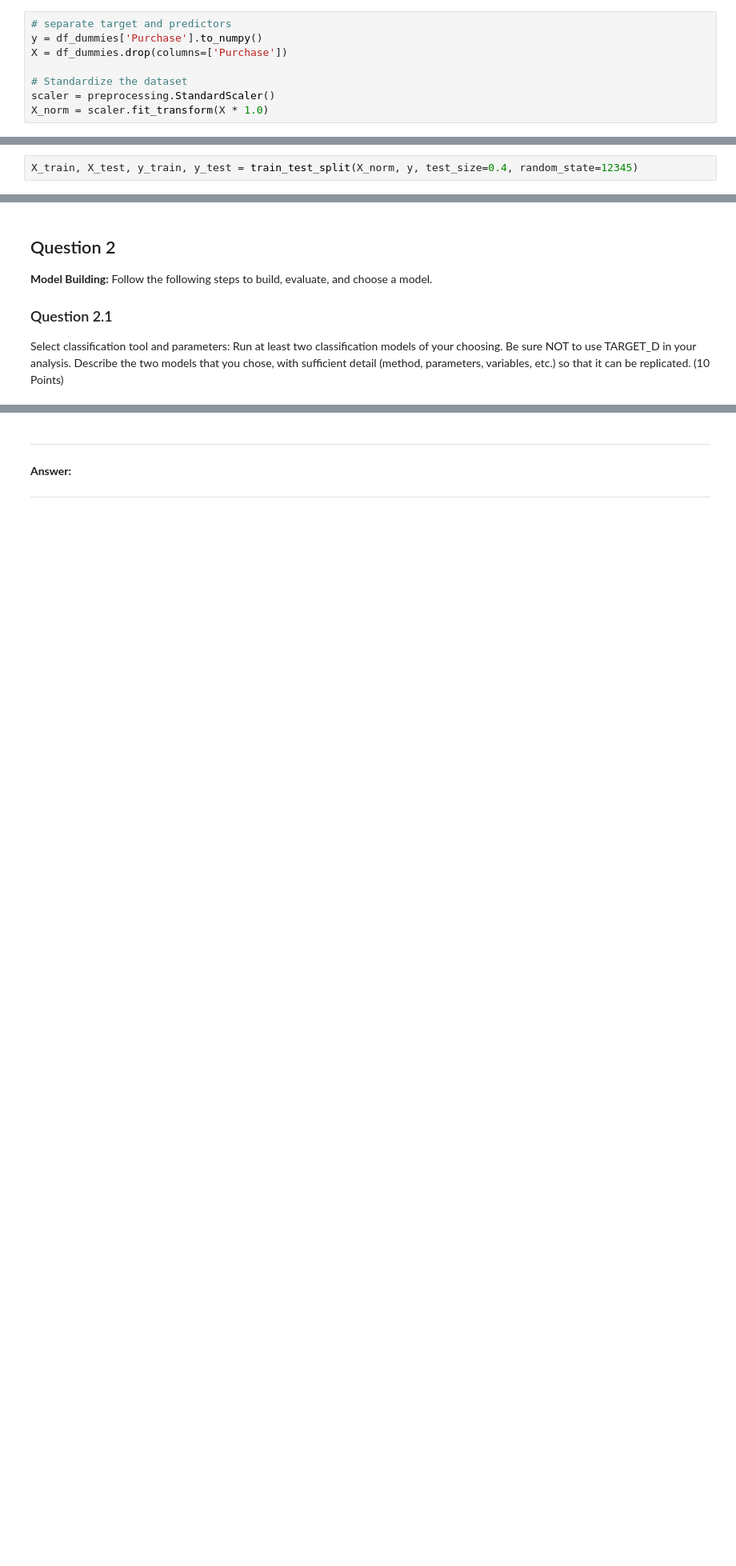
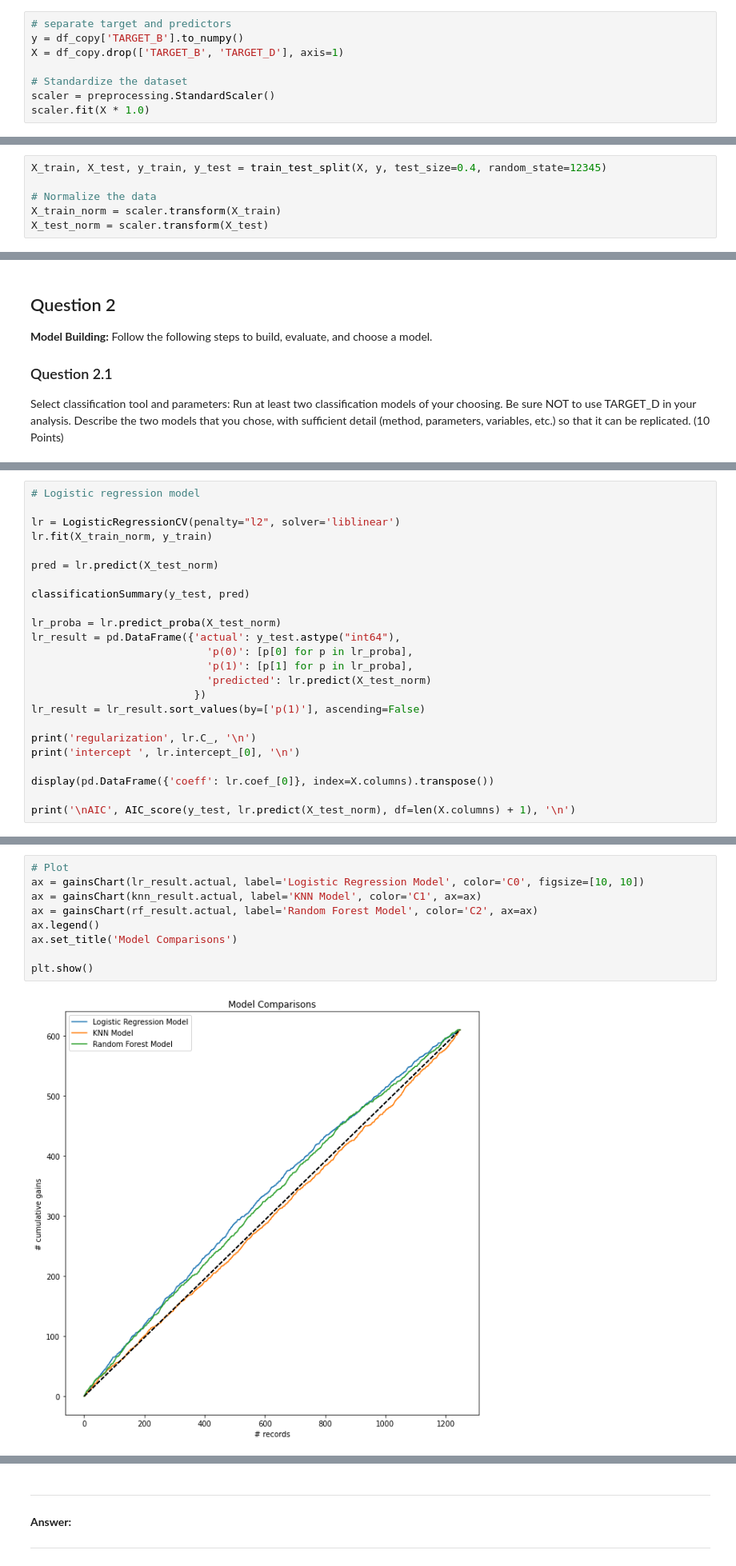
Before and after one commit to zachfreitas/ADS_505_Applied_Data_Sci_for_Business-, a Jupyter notebook: Module_4/Assignment_4/Assignment_4.ipynb, the cells around one changed output, grey strips where cells are left out. Shown: that part at 80% size. Cells and saved outputs as stored; diff of their text form; blank space fills up the shorter version.

```diff
--- a/Module_4/Assignment_4/Assignment_4.ipynb
+++ b/Module_4/Assignment_4/Assignment_4.ipynb
@@ -105,8 +71,8 @@ df_copy.describe().T
 # %%
 # separate target and predictors
-y = df_dummies['Purchase'].to_numpy()
-X = df_dummies.drop(columns=['Purchase'])
+y = df_copy['TARGET_B'].to_numpy()
+X = df_copy.drop(['TARGET_B', 'TARGET_D'], axis=1)
 
 # Standardize the dataset
 scaler = preprocessing.StandardScaler()
-X_norm = scaler.fit_transform(X * 1.0)
+scaler.fit(X * 1.0)
@@ -114,7 +82,11 @@ X_norm = scaler.fit_transform(X * 1.0)
 ### Question 1.1
 Partition the dataset into 60% training and 40% validation (set the seed to 12345). (4 Points)
 # %%
-X_train, X_test, y_train, y_test = train_test_split(X_norm, y, test_size=0.4, random_state=12345)
+X_train, X_test, y_train, y_test = train_test_split(X, y, test_size=0.4, random_state=12345)
+
+# Normalize the data
+X_train_norm = scaler.transform(X_train)
+X_test_norm = scaler.transform(X_test)
 # %% [markdown]
 ---
 **Answer:** <br>
@@ -133,0 +154,24 @@ Select classification tool and parameters: Run at least two classification model
+# %%
+# Logistic regression model
+
+lr = LogisticRegressionCV(penalty="l2", solver='liblinear')
+lr.fit(X_train_norm, y_train)
+
+pred = lr.predict(X_test_norm)
+
+classificationSummary(y_test, pred)
+
+lr_proba = lr.predict_proba(X_test_norm)
+lr_result = pd.DataFrame({'actual': y_test.astype("int64"),
+                            'p(0)': [p[0] for p in lr_proba],
+                            'p(1)': [p[1] for p in lr_proba],
+                            'predicted': lr.predict(X_test_norm)
+                          })
+lr_result = lr_result.sort_values(by=['p(1)'], ascending=False)
+
+print('regularization', lr.C_, '\n')
+print('intercept ', lr.intercept_[0], '\n')
+
+display(pd.DataFrame({'coeff': lr.coef_[0]}, index=X.columns).transpose())
+
+print('\nAIC', AIC_score(y_test, lr.predict(X_test_norm), df=len(X.columns) + 1), '\n')
@@ -133,0 +191,11 @@ Select classification tool and parameters: Run at least two classification model
+# %%
+# Plot
+ax = gainsChart(lr_result.actual, label='Logistic Regression Model', color='C0', figsize=[10, 10])
+ax = gainsChart(knn_result.actual, label='KNN Model', color='C1', ax=ax)
+ax = gainsChart(rf_result.actual, label='Random Forest Model', color='C2', ax=ax)
+ax.legend()
+ax.set_title('Model Comparisons')
+
+plt.show()
+# %% [output]
+[figure, added]
```
Also changed, not shown: parts of 66 cells of this notebook.
